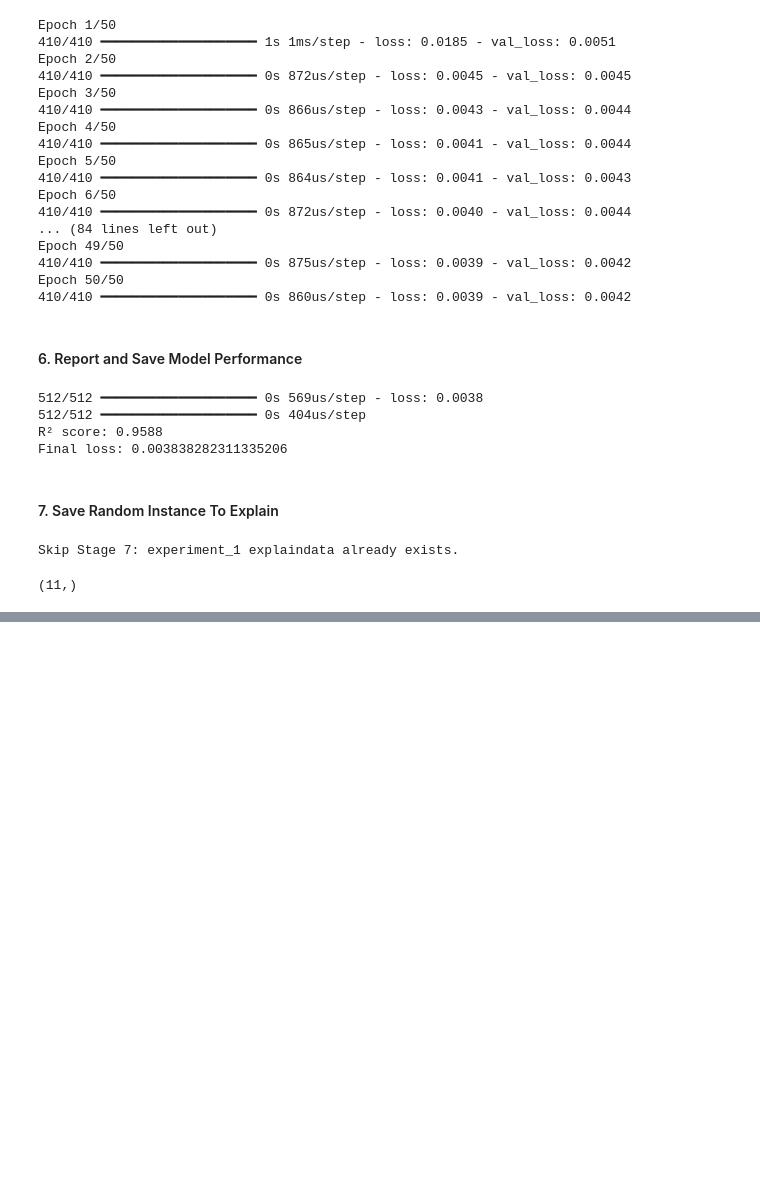
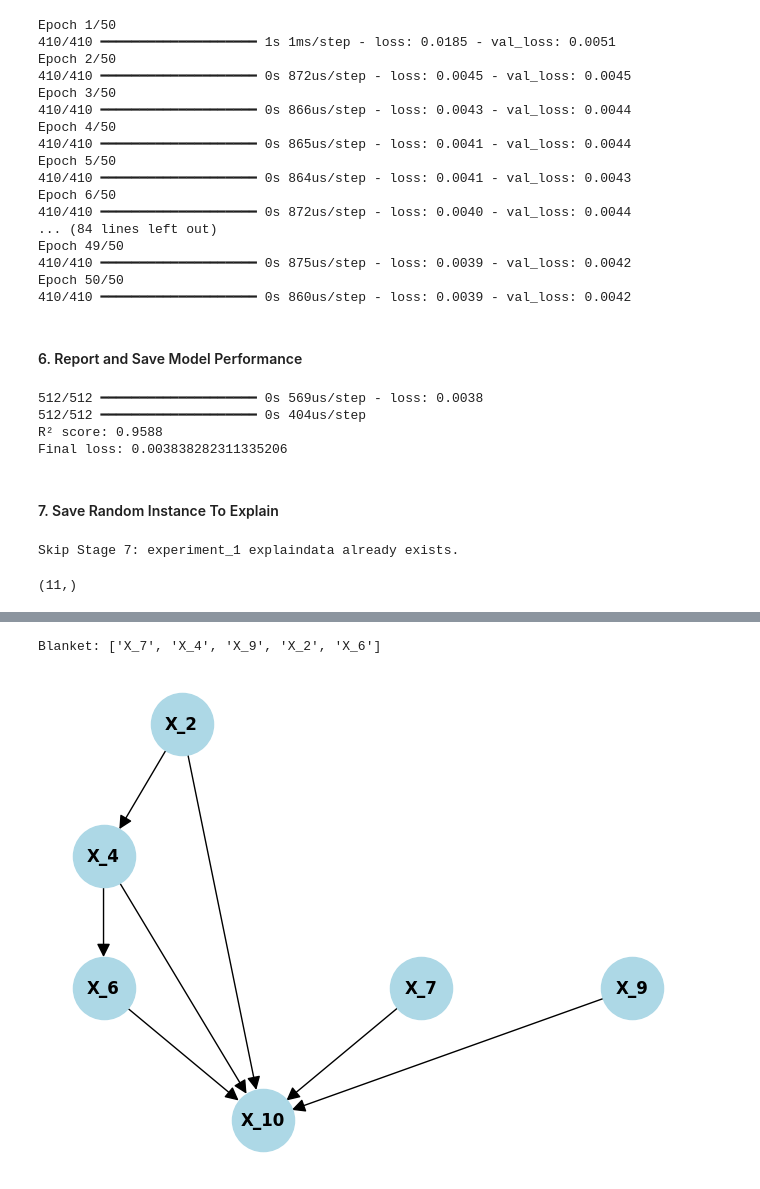
Before and after one commit to TumeloMkwambe/Honours-RP, a Jupyter notebook: playground.ipynb, the cells around one changed output, grey strips where cells are left out. Cells and saved outputs as stored; diff of their text form; code cells hidden in the pictures; blank space fills up the shorter version.

```diff
--- a/playground.ipynb
+++ b/playground.ipynb
@@ -216,0 +270,6 @@ samples = data_generation(X, y, model, explain_data[0], loss, num_samples = 5, s
+# %%
+ground_blanket = markov_blanket(experiment.model, target_node)
+draw_network(ground_blanket)
+# %% [output]
+Blanket: ['X_7', 'X_4', 'X_9', 'X_2', 'X_6']
+[figure, added]
```
Also changed, not shown: parts of 16 cells of this notebook.
